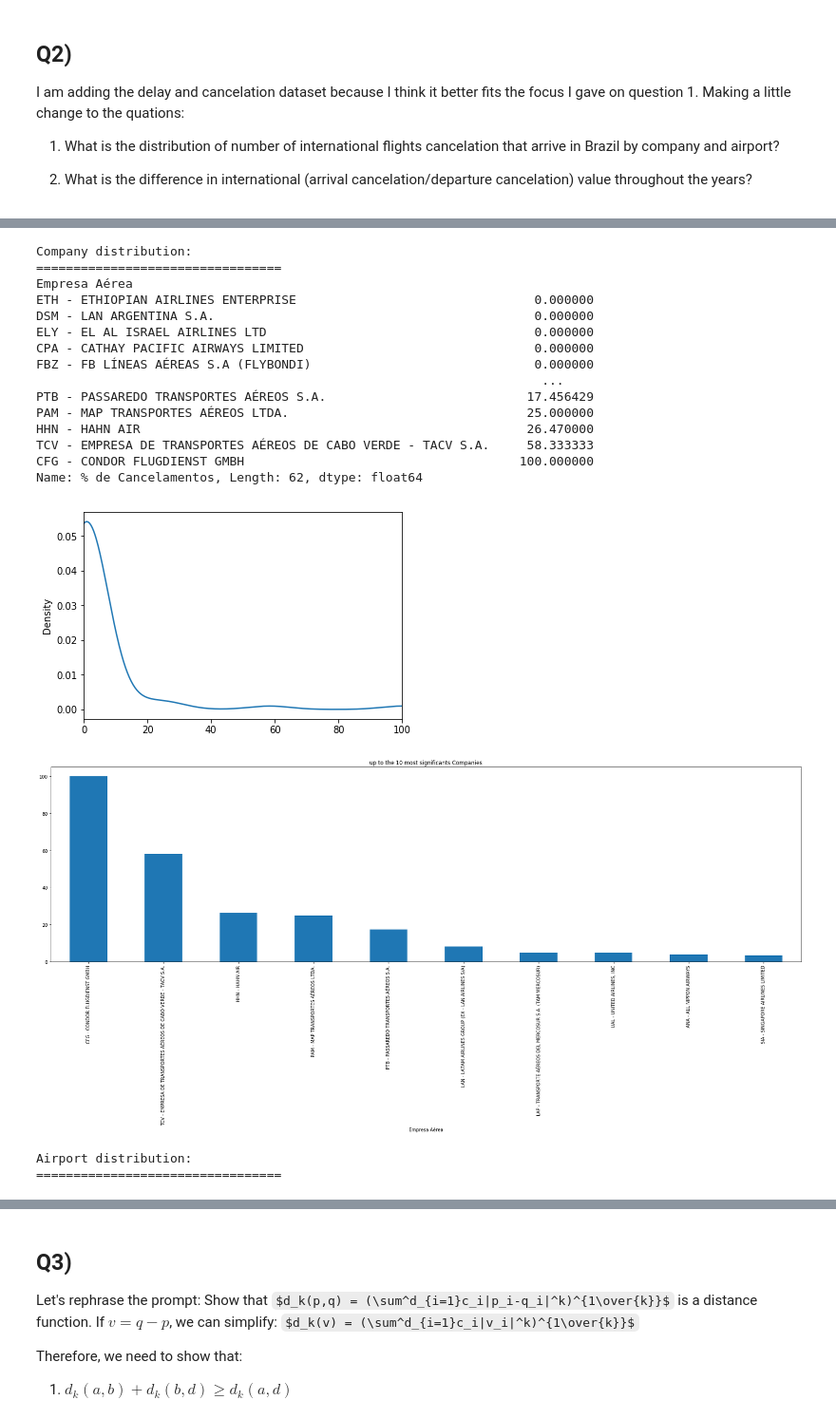
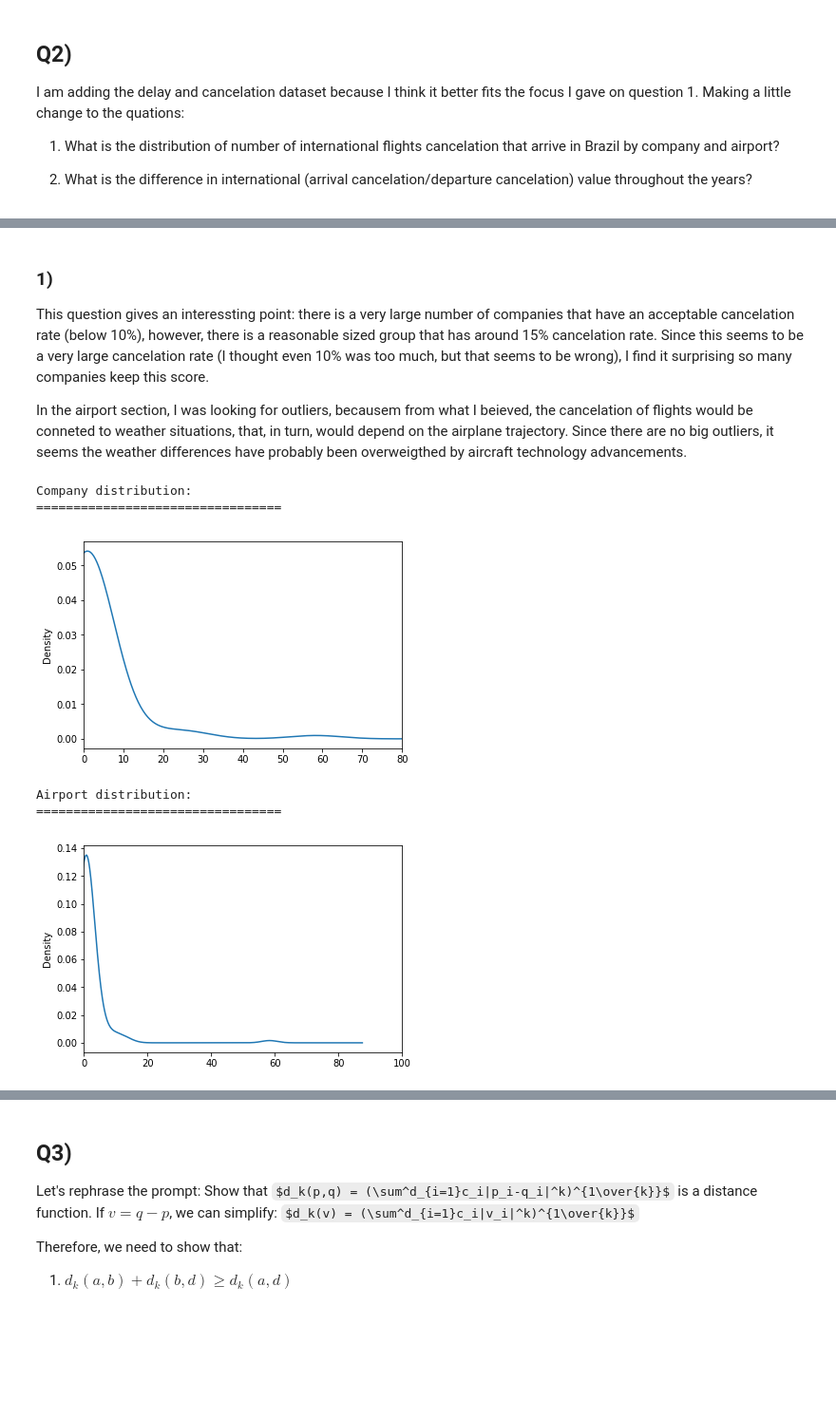
Before and after one commit to MLaurentys/EighthSemester, a Jupyter notebook: MAC0459/Final/FinalExam.ipynb, the cells around one changed output, grey strips where cells are left out. Shown at 95% size. Drawn from its saved outputs; the diff is of its cells as text; code cells hidden in the pictures; some formulas as TeX source; blank space fills up the shorter version.

Commit message:
new questions answered

```diff
--- a/MAC0459/Final/FinalExam.ipynb
+++ b/MAC0459/Final/FinalExam.ipynb
@@ -198,38 +151,31 @@ dict_keys(['SBAG', 'SBAQ', 'SBAR', 'SBAV', 'SBBE', 'SBBG', 'SBBH', 'SBBR', 'SBBV
+# %% [markdown]
+### 1)
+This question gives an interessting point: there is a very large number of companies that have an acceptable cancelation rate (below 10%), however, there is a reasonable sized group that has around 15% cancelation rate. Since this seems to be a very large cancelation rate (I thought even 10% was too much, but that seems to be wrong), I find it surprising so many companies keep this score.
+
+In the airport section, I was looking for outliers, becausem from what I beieved, the cancelation of flights would be conneted to weather situations, that, in turn, would depend on the airplane trajectory. Since there are no big outliers, it seems the weather differences have probably been overweigthed by aircraft technology advancements.
 # %%
-
+keys_company = q1_by_company.groups.keys()
+keys_airport_dest = q1_data.groupby("AEROPORTO DE DESTINO (SIGLA)").groups.keys()
+keys_airport_orig = q1_by_airport.groups.keys()
 
 q2_data = q2_raw.loc[(q2_raw["Aeroporto de Origem Designador OACI"].isin(keys_airport_orig)) &
                      (q2_raw["Aeroporto de Destino Designador OACI"].isin(keys_airport_dest))]
 
 
 q2_by_company = q2_data.groupby("Empresa Aérea")
 q2_by_airport = q2_data.groupby("Aeroporto de Origem Designador OACI")
 print("Company distribution:\n=================================")
 departures= q2_by_company["% de Cancelamentos"].mean()
-print(departures.sort_values())
-dist_plot([0, 100], departures, "Cancelation Percentage")
-bar_plot(departures, "Companies")
+dist_plot([0, 80], departures, "Cancelation Percentage")
+#bar_plot(departures, "Companies")
 print("Airport distribution:\n=================================")
 departures= q2_by_airport["% de Cancelamentos"].mean()
 dist_plot([0, 100], departures, "Cancelation Percentage")
-bar_plot(departures, "Origin Airports")
+#bar_plot(departures, "Origin Airports")
 # %% [output]
 Company distribution:
 =================================
-Empresa Aérea
-ETH - ETHIOPIAN AIRLINES ENTERPRISE                                0.000000
-DSM - LAN ARGENTINA S.A.                                           0.000000
-ELY - EL AL ISRAEL AIRLINES LTD                                    0.000000
-CPA - CATHAY PACIFIC AIRWAYS LIMITED                               0.000000
-FBZ - FB LÍNEAS AÉREAS S.A (FLYBONDI)                              0.000000
-                                                                    ...
-PTB - PASSAREDO TRANSPORTES AÉREOS S.A.                           17.456429
-PAM - MAP TRANSPORTES AÉREOS LTDA.                                25.000000
-HHN - HAHN AIR                                                    26.470000
-TCV - EMPRESA DE TRANSPORTES AÉREOS DE CABO VERDE - TACV S.A.     58.333333
-CFG - CONDOR FLUGDIENST GMBH                                     100.000000
-Name: % de Cancelamentos, Length: 62, dtype: float64
-[figure, old version]
+[figure, new version]
+Airport distribution:
+=================================
-[figure, old version]
+[figure, new version]
-Airport distribution:
-=================================
```
Also changed, not shown: parts of 5 cells of this notebook.
